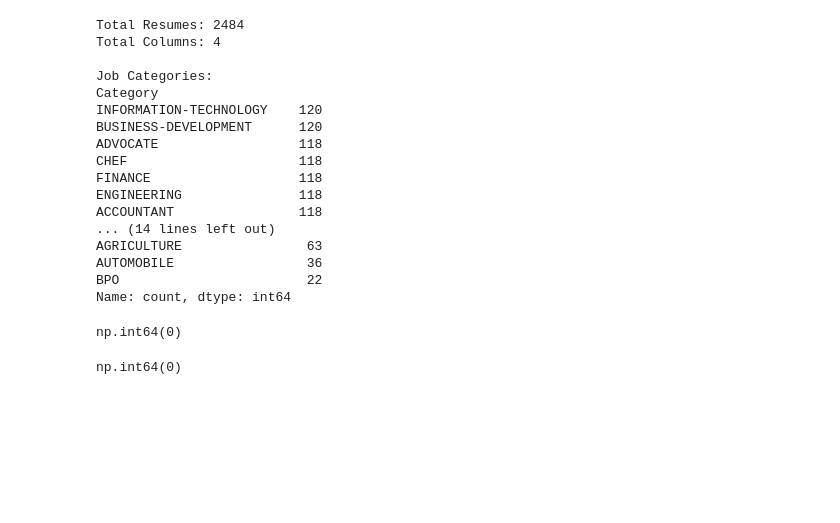
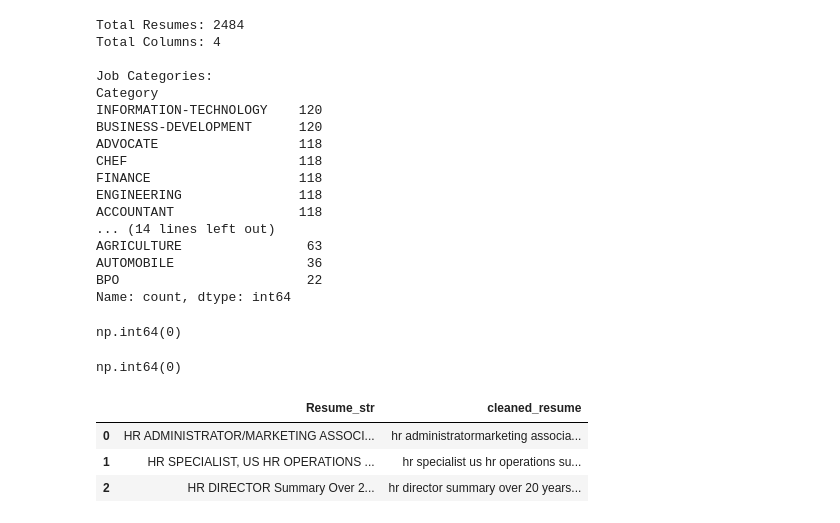
Before and after one commit to supriyatandukar/AI-Resume-Screening, a Jupyter notebook: AI_Resume-Screening.ipynb, the cells around one changed output. Saved outputs shown, nothing was run; the diff lists cells and outputs as text; code cells hidden in the pictures; blank space fills up the shorter version.

```diff
--- a/AI_Resume-Screening.ipynb
+++ b/AI_Resume-Screening.ipynb
@@ -87,3 +87,20 @@ np.int64(0)
 df.duplicated().sum()
 # %% [output]
 np.int64(0)
+# %%
+import re
+
+def clean_resume(text):
+    text = re.sub(r'http\S+', '', text)          # remove URLs
+    text = re.sub(r'[^\w\s]', '', text)          # remove punctuation
+    text = re.sub(r'\s+', ' ', text)             # remove extra whitespace
+    text = text.lower().strip()
+    return text
+
+df['cleaned_resume'] = df['Resume_str'].apply(clean_resume)
+df[['Resume_str', 'cleaned_resume']].head(3)
+# %% [output]
+|  | Resume_str | cleaned_resume |
+| 0 | HR ADMINISTRATOR/MARKETING ASSOCI... | hr administratormarketing associa... |
+| 1 | HR SPECIALIST, US HR OPERATIONS ... | hr specialist us hr operations su... |
+| 2 | HR DIRECTOR Summary Over 2... | hr director summary over 20 years... |
```
Also changed, not shown: parts of 6 cells of this notebook.
